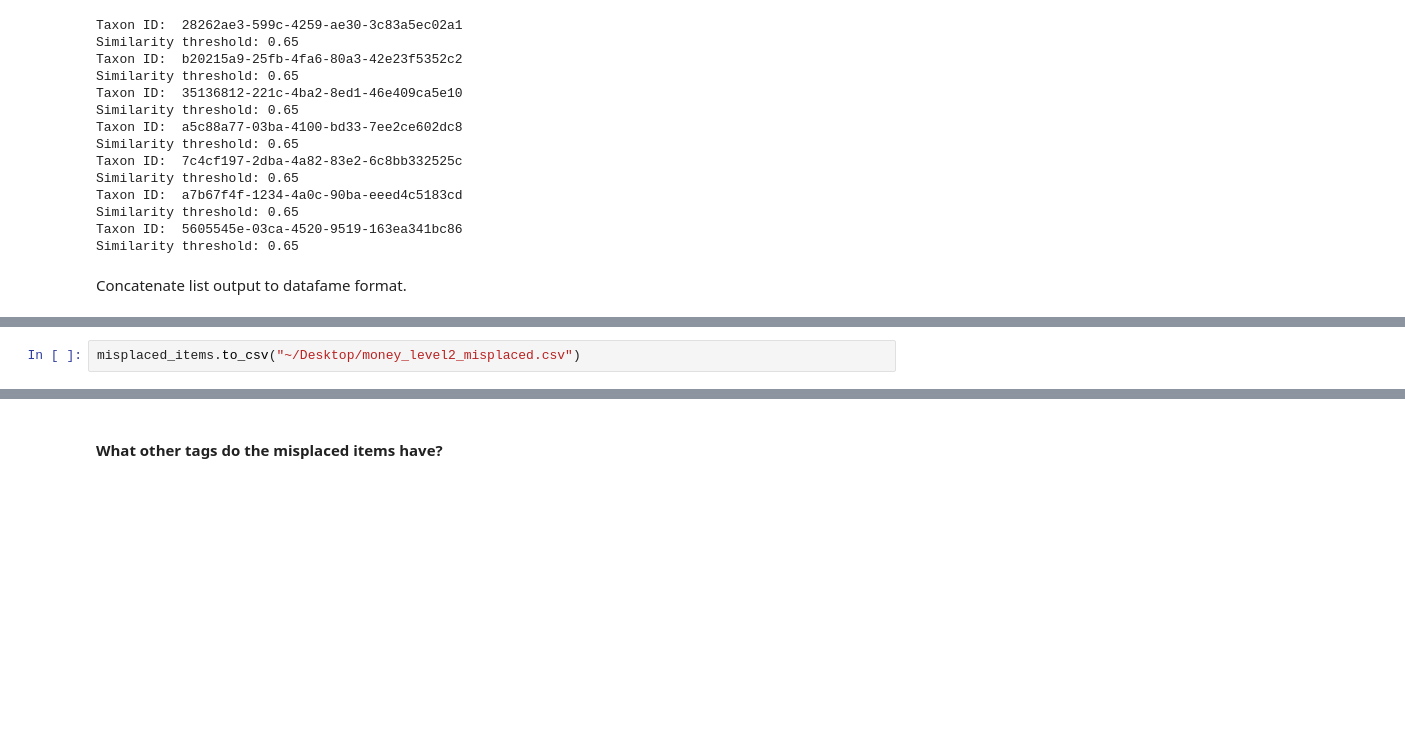
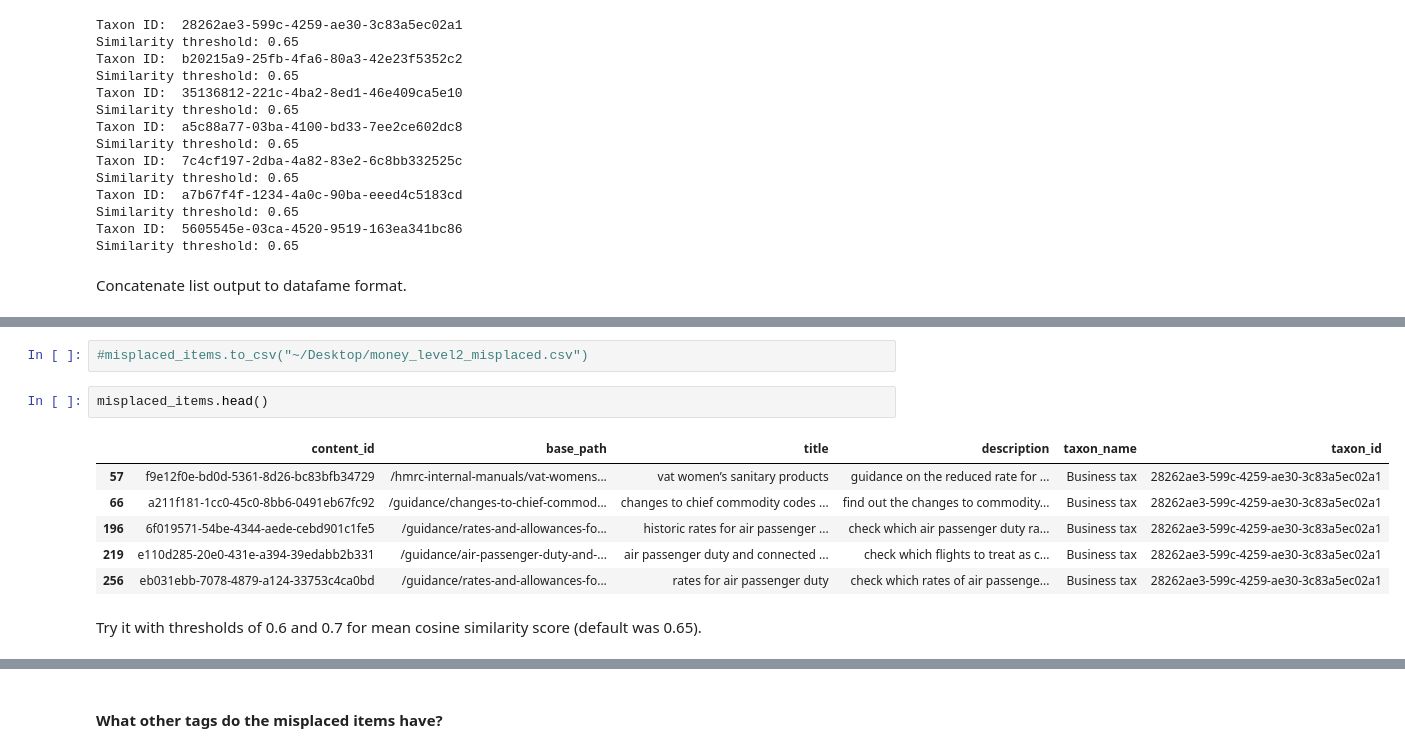
Before and after one commit to alphagov/content-similarity-models, a Jupyter notebook: google-universal-encoder/explore_misplaced_content.ipynb, the cells around one changed output, grey strips where cells are left out. Cells and saved outputs as stored; diff of their text form; blank space fills up the shorter version.

```diff
--- a/google-universal-encoder/explore_misplaced_content.ipynb
+++ b/google-universal-encoder/explore_misplaced_content.ipynb
@@ -454,2 +430,13 @@ misplaced_items
 # %%
-misplaced_items.to_csv("~/Desktop/money_level2_misplaced.csv")
+#misplaced_items.to_csv("~/Desktop/money_level2_misplaced.csv")
+# %%
+misplaced_items.head()
+# %% [output]
+|  | content_id | base_path | title | description | taxon_name | taxon_id |
+| 57 | f9e12f0e-bd0d-5361-8d26-bc83bfb34729 | /hmrc-internal-manuals/vat-womens... | vat women’s sanitary products | guidance on the reduced rate for ... | Business tax | 28262ae3-599c-4259-ae30-3c83a5ec02a1 |
+| 66 | a211f181-1cc0-45c0-8bb6-0491eb67fc92 | /guidance/changes-to-chief-commod... | changes to chief commodity codes ... | find out the changes to commodity... | Business tax | 28262ae3-599c-4259-ae30-3c83a5ec02a1 |
+| 196 | 6f019571-54be-4344-aede-cebd901c1fe5 | /guidance/rates-and-allowances-fo... | historic rates for air passenger ... | check which air passenger duty ra... | Business tax | 28262ae3-599c-4259-ae30-3c83a5ec02a1 |
+| 219 | e110d285-20e0-431e-a394-39edabb2b331 | /guidance/air-passenger-duty-and-... | air passenger duty and connected ... | check which flights to treat as c... | Business tax | 28262ae3-599c-4259-ae30-3c83a5ec02a1 |
+| 256 | eb031ebb-7078-4879-a124-33753c4ca0bd | /guidance/rates-and-allowances-fo... | rates for air passenger duty | check which rates of air passenge... | Business tax | 28262ae3-599c-4259-ae30-3c83a5ec02a1 |
+# %% [markdown]
+Try it with thresholds of 0.6 and 0.7 for mean cosine similarity score (default was 0.65).
```
Also changed, not shown: parts of 28 cells of this notebook, 1 other file.
